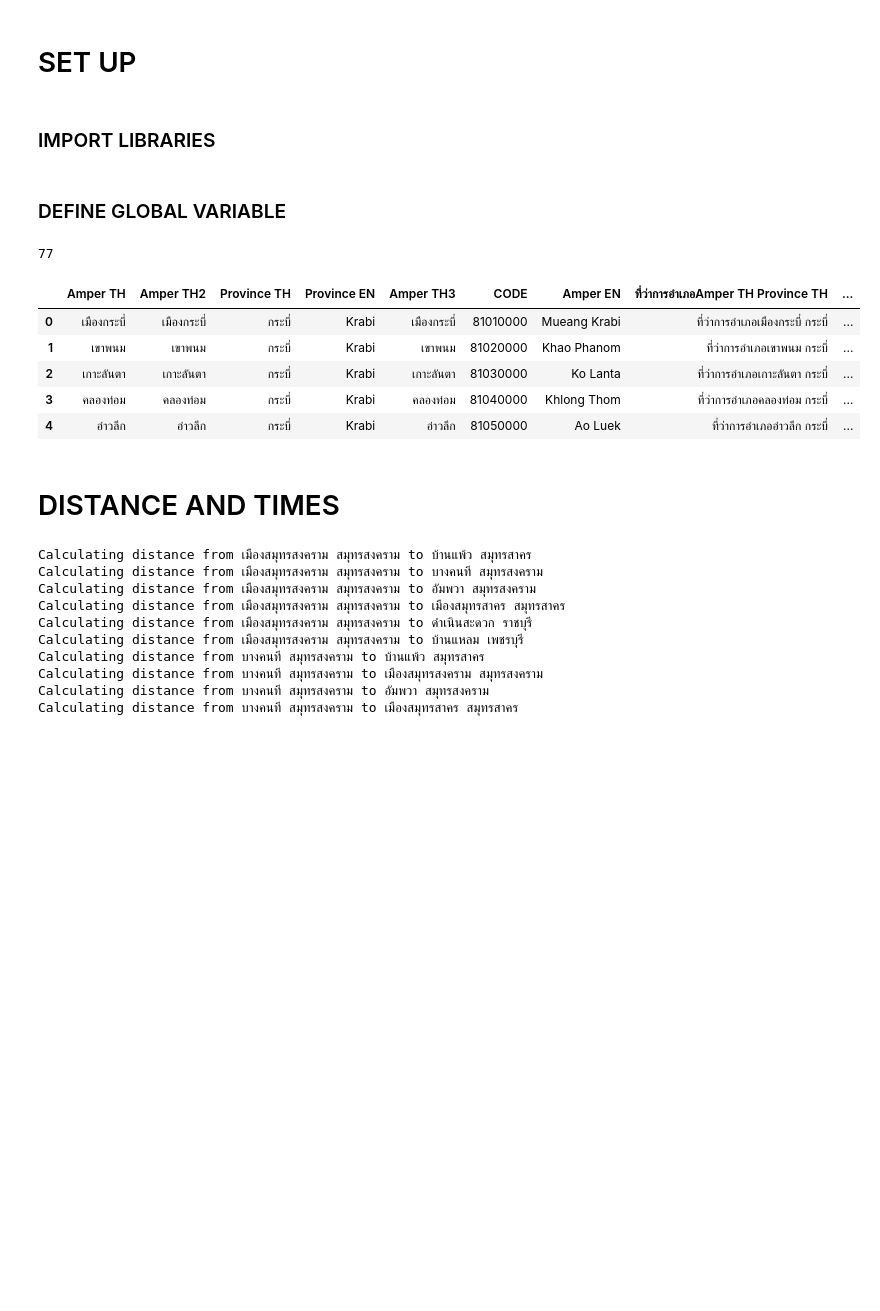
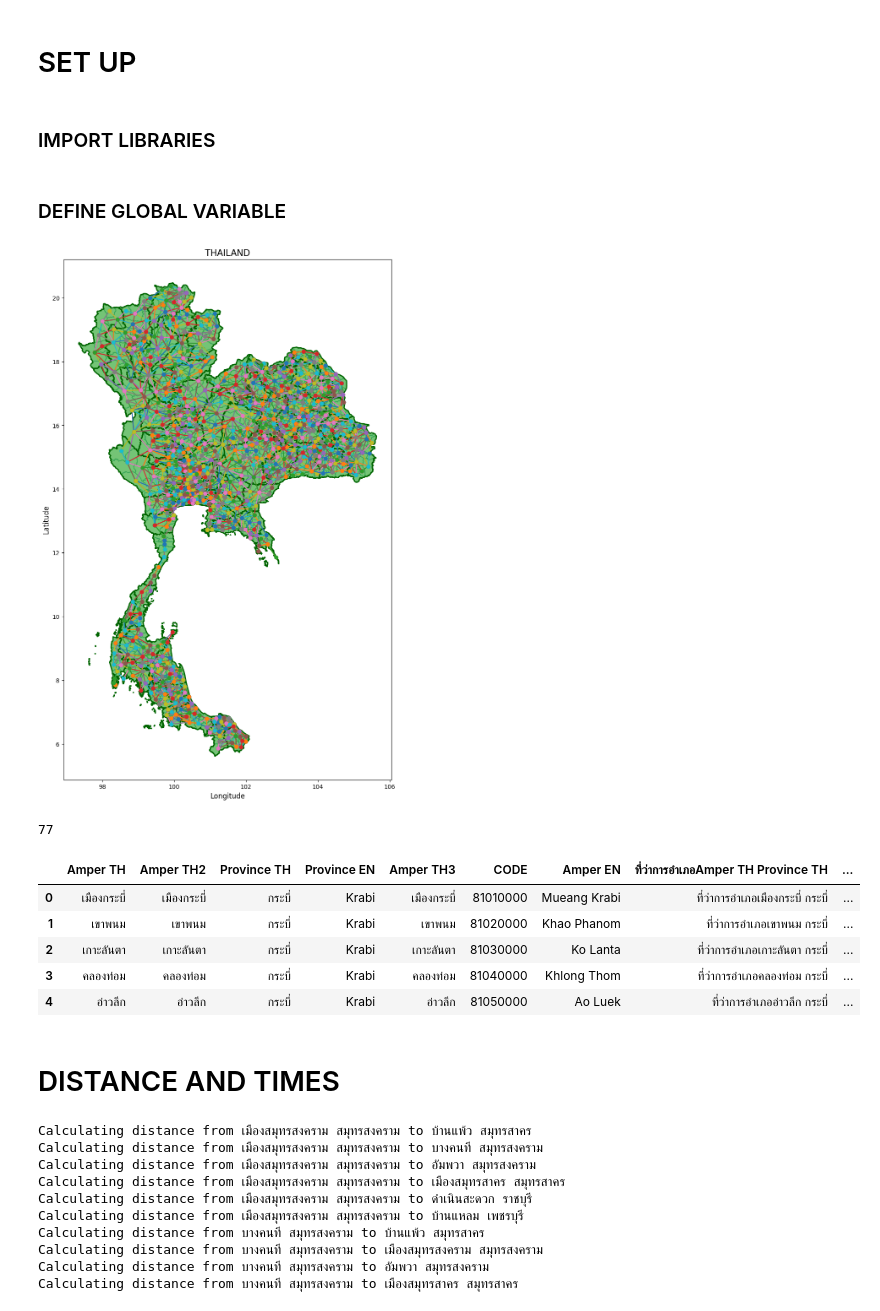
Before and after one commit to wtepsan/Adjacency-and-Distance-Matrix-of-Thailand, a Jupyter notebook: main.ipynb, the cells around one changed output. Saved outputs shown, nothing was run; the diff lists cells and outputs as text; code cells hidden in the pictures; blank space fills up the shorter version.

```diff
--- a/main.ipynb
+++ b/main.ipynb
@@ -234,34 +234,36 @@ for i in range(len(provinces['pv_tn'])):
     elif geom.geom_type == 'MultiPolygon':
         for polygon in geom.geoms:
             x, y = polygon.exterior.xy
             ax.plot(x, y, color='darkgreen', linewidth=2)
 
 ### DISTRICT BOUNDARY ###
 csvfiles_path = "gen_data_adjacency_districts/"
 csvfiles = os.listdir(csvfiles_path)
 
-csvfiles = csvfiles[0:10]
+# csvfiles = csvfiles[0:10]
 for csvfile in csvfiles:
     csvfile_path = csvfiles_path+csvfile
     df = pd.read_csv(csvfile_path)
     N = len(df)
     for i in range(N):
         amper1_tuple = ast.literal_eval(df.iloc[i]["Amper1"])
         amper2_tuple = ast.literal_eval(df.iloc[i]["Amper2"])
 
         ampername1 = amper1_tuple[0]
         provincename1 = amper1_tuple[1]
         ampername2 = amper2_tuple[0]
         provincename2 = amper2_tuple[1]
 
         # plotamperboundary(ax, ampername1, provincename1)
         plot2ampersboundaryandconnectedline(ax, ampername1, provincename1, ampername2, provincename2)
 
     ax.set_title('THAILAND', fontsize=15)
     ax.set_xlabel('Longitude', fontsize=12)
     ax.set_ylabel('Latitude', fontsize=12)
 
 plt.show()
+# %% [output]
+[figure, added]
 # %%
 import os
 # %% [output]
```
Also changed, not shown: 1 other file.
